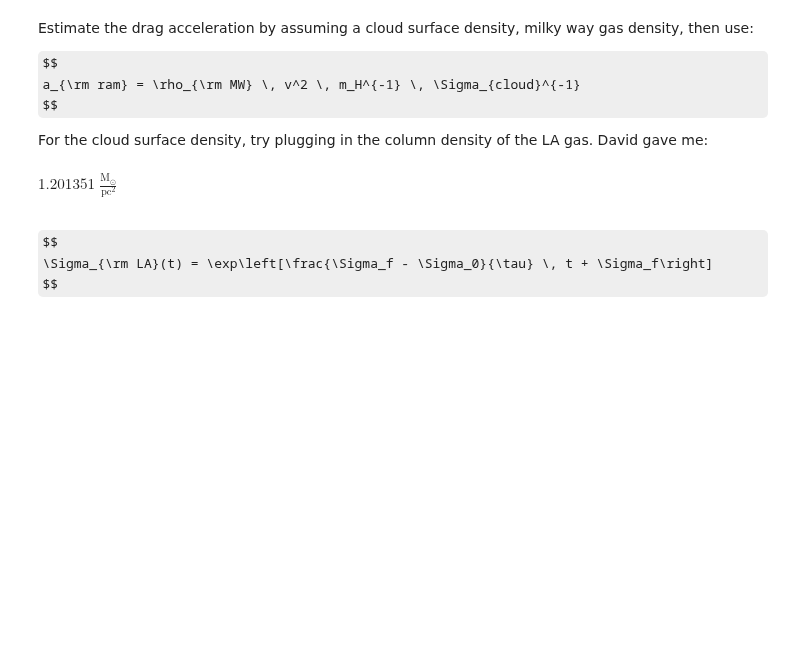
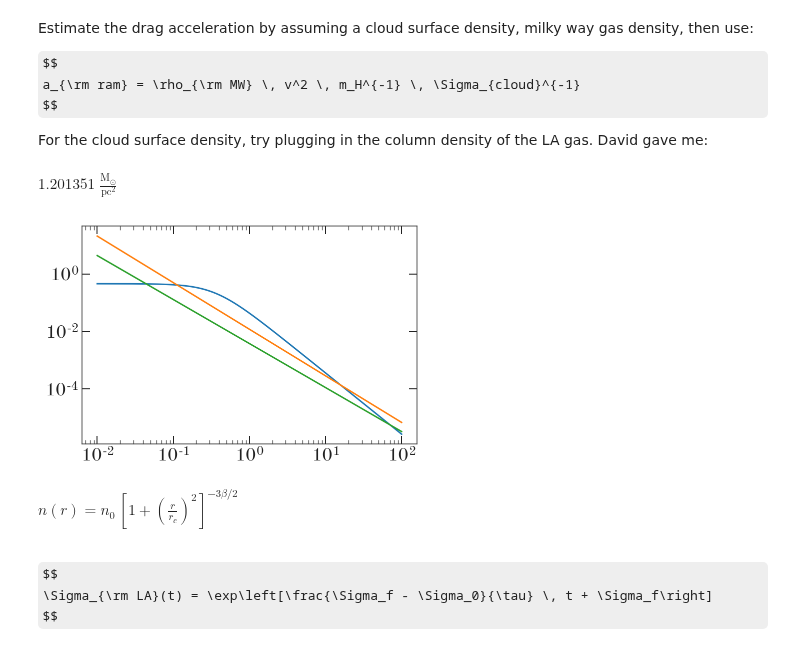
Before and after one commit to adrn/dr2-lmc-cluster, a Jupyter notebook: notebooks/Ram-pressure-orbit.ipynb, the cells around one changed output. Drawn from its saved outputs; the diff is of its cells as text; code cells hidden in the pictures; some formulas as TeX source; blank space fills up the shorter version.

```diff
--- a/notebooks/Ram-pressure-orbit.ipynb
+++ b/notebooks/Ram-pressure-orbit.ipynb
@@ -126,6 +126,30 @@ $1.201351 \; \mathrm{\frac{M_{\odot}}{pc^{2}}}$
 # %%
 # for unit conversion
 _dens_fac = m_p.to_value(u.Msun) * (1/u.cm**3).to_value(1/u.kpc**3)
+# %%
+r = np.geomspace(1e-2, 1e2, 256)
+
+plt.plot(r, n_mw_halo(r), marker='')
+
+def n_mw_bregman18(r):
+    n0rc = 1.2e-2
+    beta = 0.54
+    return n0rc / (r**(3*beta))
+plt.plot(r, n_mw_bregman18(r), marker='')
+
+def n_mw_tepper2(r):
+    nc0 = 1e-3 # / u.cm**3
+    rs = 2.4
+    beta = 0.51
+    return nc0 * (r/rs)**(-3*beta)
+plt.plot(r, n_mw_tepper(r), marker='')
+
+plt.xscale('log')
+plt.yscale('log')
+# %% [output]
+[figure, added]
+# %% [markdown]
+$n(r) = n_0 \, \left[ 1 + \left(\frac{r}{r_c}\right)^2\right]^{-3\beta/2}$
 # %%
 Rsun = 8.1 # * u.kpc
 
```
Also changed, not shown: 1 other file.
